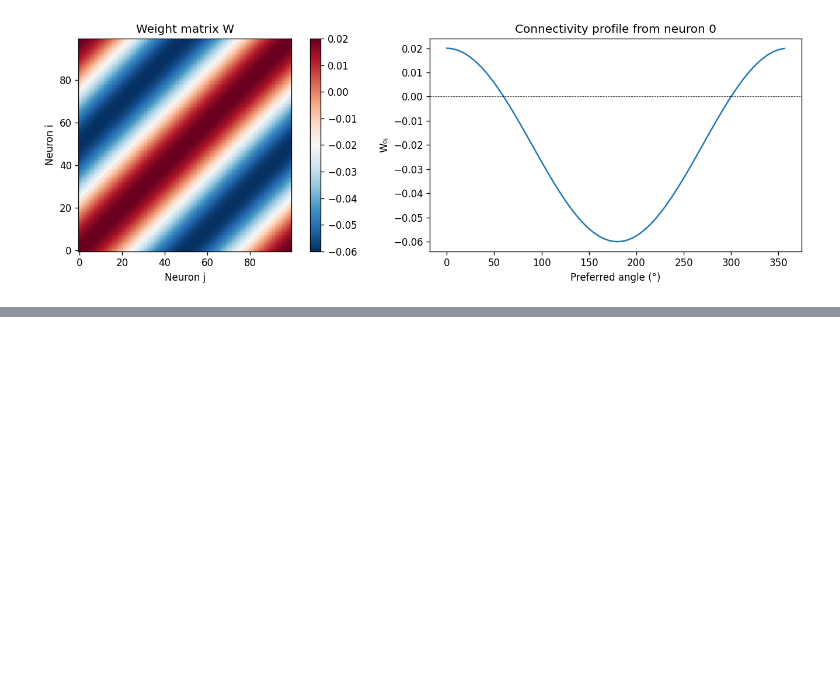
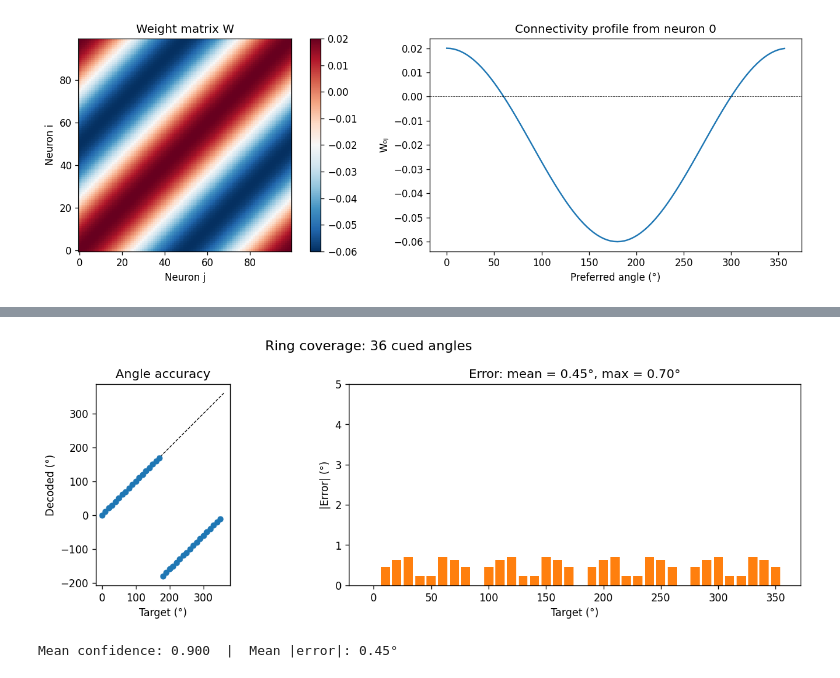
Before and after one commit to yotam180/ring-attractor-project, a Jupyter notebook: notebooks/01_ring_attractor.ipynb, the cells around one changed output, grey strips where cells are left out. Cells and saved outputs as stored; diff of their text form; code cells hidden in the pictures; blank space fills up the shorter version.

```diff
--- a/notebooks/01_ring_attractor.ipynb
+++ b/notebooks/01_ring_attractor.ipynb
@@ -78,0 +165,38 @@ plt.show()
+# %%
+# ## 6. Multi-angle coverage
+#
+# The attractor should support bumps at any angle, not just a few
+# discrete ones.  We cue 36 evenly-spaced angles and check.
+
+N_ANGLES = 36
+targets = np.linspace(0, 2 * np.pi, N_ANGLES, endpoint=False)
+decoded = np.zeros(N_ANGLES)
+confs = np.zeros(N_ANGLES)
+
+for i, tgt in enumerate(targets):
+    r = ring.simulate(T=T_TOTAL, cue_angles=[tgt], cue_duration=T_CUE, seed=i * 7)
+    z = np.exp(1j * r.theta[T_CUE + 1000:]).mean()  # average over late autonomous phase
+    decoded[i] = np.angle(z)
+    confs[i] = r.confidence[T_CUE + 1000:].mean()
+
+errors = np.abs(np.degrees(np.arctan2(np.sin(decoded - targets),
+                                       np.cos(decoded - targets))))
+
+fig, (ax1, ax2) = plt.subplots(1, 2, figsize=(12, 4))
+fig.suptitle(f"Ring coverage: {N_ANGLES} cued angles", fontsize=13)
+
+ax1.scatter(np.degrees(targets), np.degrees(decoded), s=25, c="tab:blue", zorder=3)
+ax1.plot([0, 360], [0, 360], "k--", lw=0.8)
+ax1.set_xlabel("Target (°)"); ax1.set_ylabel("Decoded (°)")
+ax1.set_title("Angle accuracy"); ax1.set_aspect("equal")
+
+ax2.bar(np.degrees(targets), errors, width=8, color="tab:orange")
+ax2.set_xlabel("Target (°)"); ax2.set_ylabel("|Error| (°)")
+ax2.set_title(f"Error: mean = {errors.mean():.2f}°, max = {errors.max():.2f}°")
+ax2.set_ylim(0, 5)
+
+plt.tight_layout(); plt.show()
+print(f"Mean confidence: {confs.mean():.3f}  |  Mean |error|: {errors.mean():.2f}°")
+# %% [output]
+[figure, added]
+Mean confidence: 0.900  |  Mean |error|: 0.45°
```
Also changed, not shown: parts of 6 cells of this notebook.
